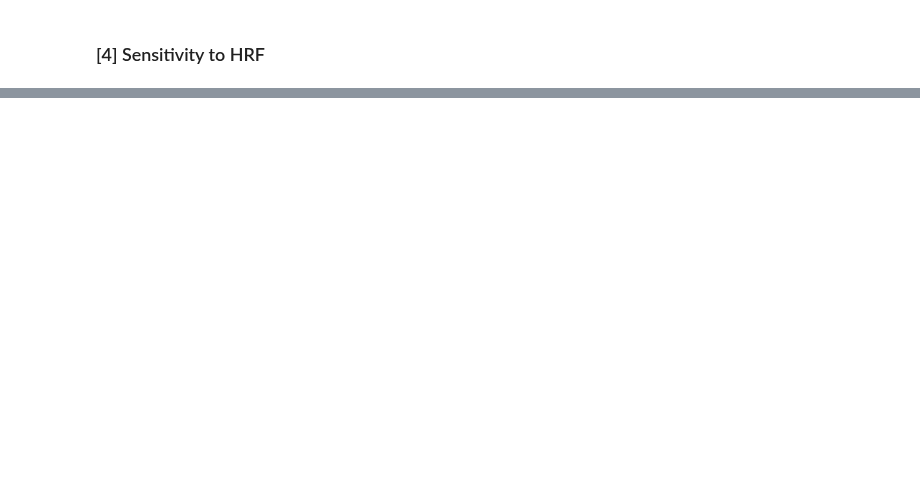
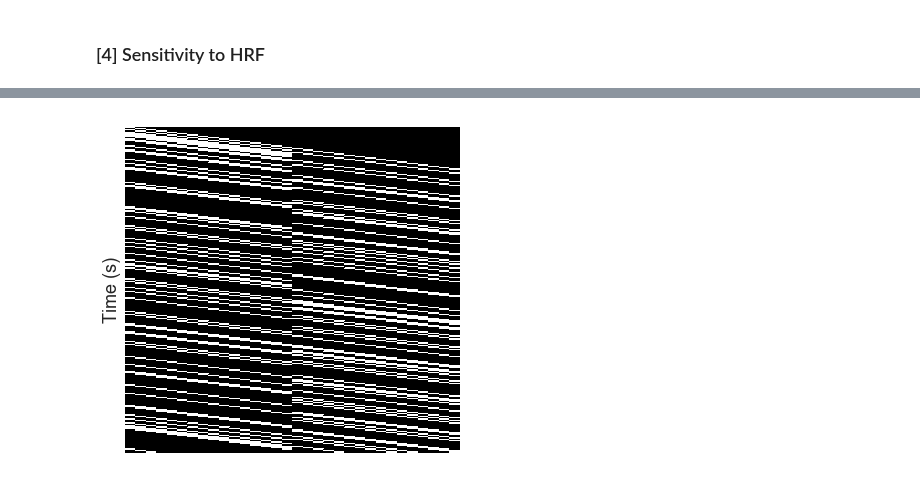
Before and after one commit to yunchang-z/neu502b-lab, a Jupyter notebook: fmri-03/fmri-03-solutions.ipynb, the cells around one changed output, grey strips where cells are left out. Drawn from its saved outputs; the diff is of its cells as text; code cells hidden in the pictures; blank space fills up the shorter version.

```diff
--- a/fmri-03/fmri-03-solutions.ipynb
+++ b/fmri-03/fmri-03-solutions.ipynb
@@ -163,0 +173,29 @@ b1 = 1.247, b2 = 2.153
+# %%
+## Define metadata.
+window = 16          # Number of time points to measure
+k = 2                # Number of conditions
+tr = 1               # Repetition time
+
+## Preallocate space.
+FIR = np.zeros((n_times, window * k))
+
+## Iteratively construct design matrix.
+for onset, _, cond in events:
+
+    ## Define row indices.
+    row_ix = np.arange(onset, onset+window, dtype=int)
+    row_ix = row_ix[row_ix < X.shape[0]]
+
+    ## Define col indices.
+    col_ix = np.arange(window * cond, window * (cond + 1), dtype=int)
+    col_ix = col_ix[:row_ix.size]
+
+    ## Update.
+    FIR[row_ix, col_ix] = 1
+
+## Plot.
+fig, ax = plt.subplots(1,1,figsize=(6,6))
+sns.heatmap(FIR, vmin=0, vmax=1, cmap='binary_r', cbar=False, ax=ax)
+ax.set(xticks=[], yticks=[], ylabel='Time (s)');
+# %% [output]
+[figure, added]
```
Also changed, not shown: parts of 8 cells of this notebook, 1 other file.
